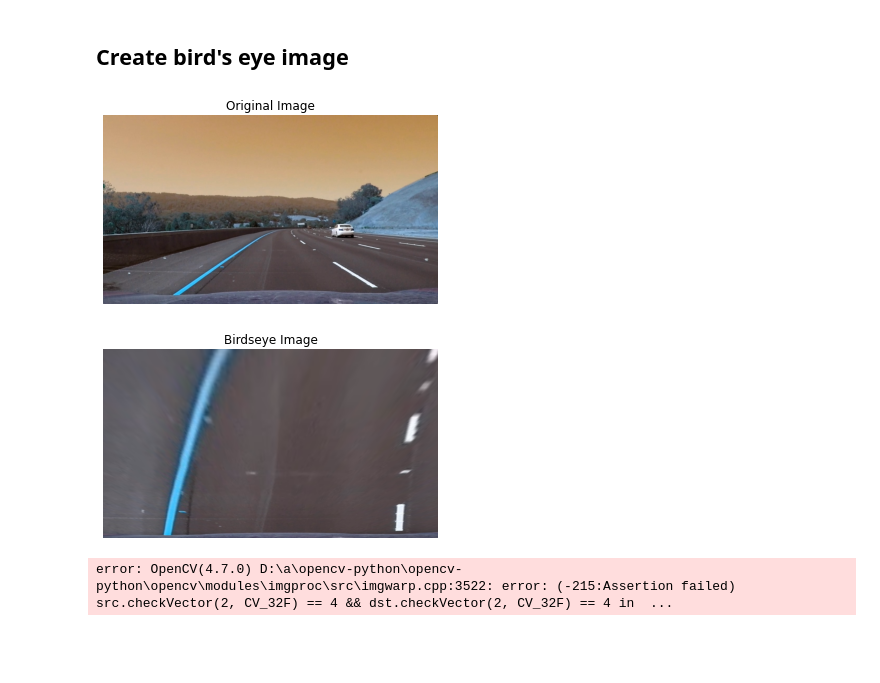
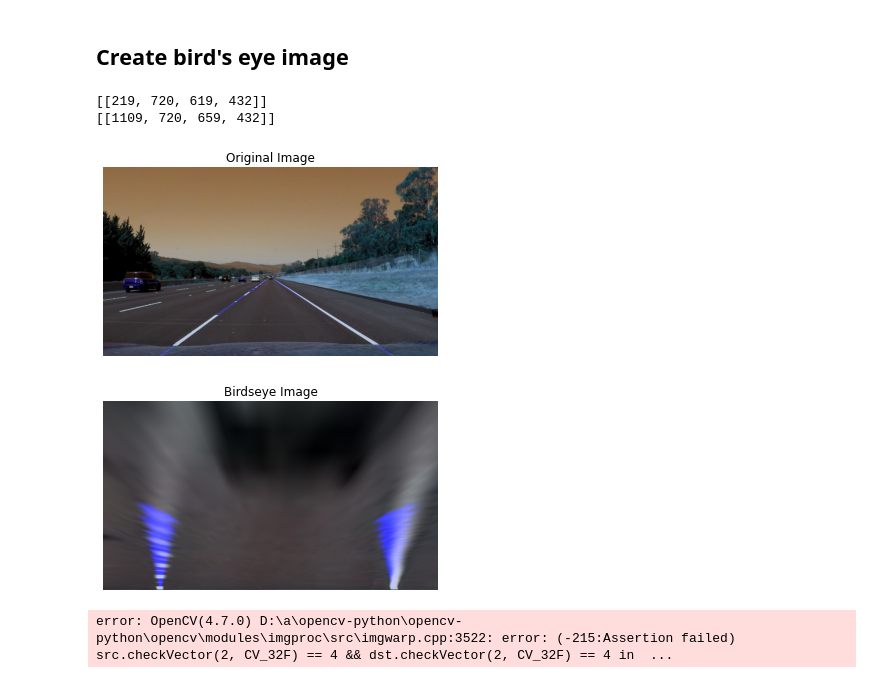
Before and after one commit to Frederico-lp/Computer-Vision, a Jupyter notebook: notebook4.ipynb, the cells around one changed output. Drawn from its saved outputs; the diff is of its cells as text; code cells hidden in the pictures; blank space fills up the shorter version.

```diff
--- a/notebook4.ipynb
+++ b/notebook4.ipynb
@@ -167,17 +173,41 @@ plt.imshow(vis)
 # %% [markdown]
 ## Create bird's eye image
+# %%
+line1 = avg_lines[0]
+line2 = avg_lines[1]
+print(line1)
+print(line2)
+
+x1 = line1[0][0]
+y1 = line1[0][1]
+x2 = line1[0][2]
+y2 = line1[0][3]
+y3 = line2[0][1]
+x4 = line2[0][2]
+x3 = line2[0][0]
+y4 = line2[0][3]
+# %% [output]
+[[219, 720, 619, 432]]
+[[1109, 720, 659, 432]]
 # %%
 def birdeye(img):
     h, w = img.shape[:2]
 
-    src = np.float32([[w, h-10],    # br
-                      [0, h-10],    # bl
-                      [546, 460],   # tl
-                      [732, 460]])  # tr
-    dst = np.float32([[w, h],       # br
-                      [0, h],       # bl
-                      [0, 0],       # tl
-                      [w, 0]])      # tr
+    src = np.float32([[x1, y1],   # bl
+                      [x2, y2],   # tl
+                      [x3, y3],   # br
+                      [x4, y4]])  # tr
+
+    dst = np.float32([[0, h],      # bl
+                      [0, 0],      # tl
+                      [w, h],      # br
+                      [w, 0]])     # tr
+
+    # dst = np.float32([[x1, y1],      # bl
+    #                   [x1, y2],      # tl
+    #                   [x3, y3],      # br
+    #                   [x3, y4]])     # tr
+
 
     M = cv2.getPerspectiveTransform(src, dst)
 
@@ -185,22 +215,20 @@ def birdeye(img):
 
     return birdseye_img, M
 # %%
-img = cv2.imread(os.path.join(imagesDir, 'road_test2.jpg'))
+birdseye_img, M = birdeye(final_image)
 
-birdseye_img, M = birdeye(img)
-
-plt.imshow(img)
+plt.imshow(final_image)
 plt.title('Original Image')
 plt.axis('off')
 plt.show()
 
 plt.imshow(birdseye_img)
 plt.title('Birdseye Image')
 plt.axis('off')
 plt.show()
 # %% [output]
-[figure, old version]
+[figure, new version]
-[figure, old version]
+[figure, new version]
 # %%
 import cv2
 import numpy as np
```
Also changed, not shown: parts of 1 cell of this notebook.
